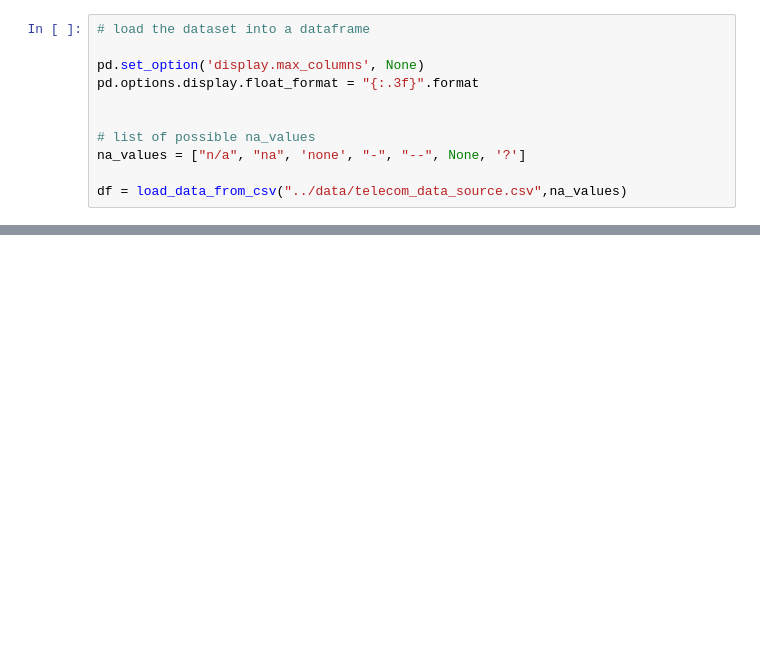
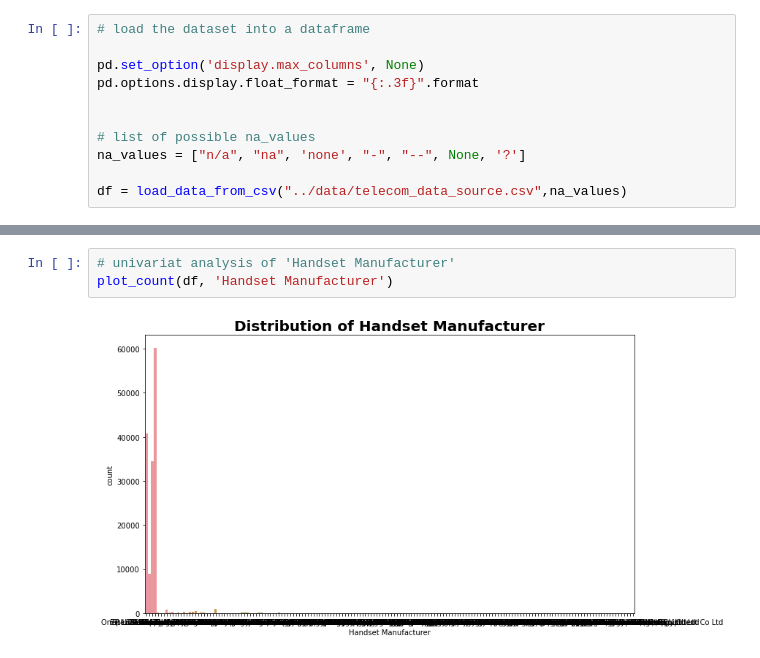
Before and after one commit to YohansSamuel/TeleCom-Data-Analysis, a Jupyter notebook: notebooks/Task-0-Data_Exploration _and_Analysis.ipynb, the cells around one changed output, grey strips where cells are left out. Drawn from its saved outputs; the diff is of its cells as text; blank space fills up the shorter version.

```diff
--- a/notebooks/Task-0-Data_Exploration _and_Analysis.ipynb
+++ b/notebooks/Task-0-Data_Exploration _and_Analysis.ipynb
@@ -172,0 +330,5 @@ AttributeError: 'DataDescription' object has no attribute 'df_size'
+# %%
+# univariat analysis of 'Handset Manufacturer'
+plot_count(df, 'Handset Manufacturer')
+# %% [output]
+[figure, added]
```
Also changed, not shown: parts of 53 cells of this notebook, 3 other files.
